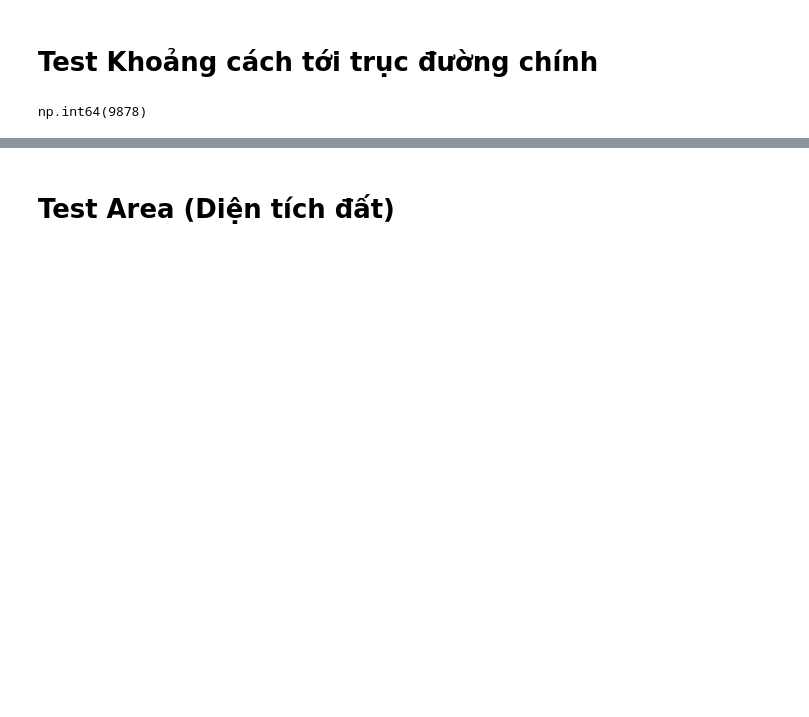
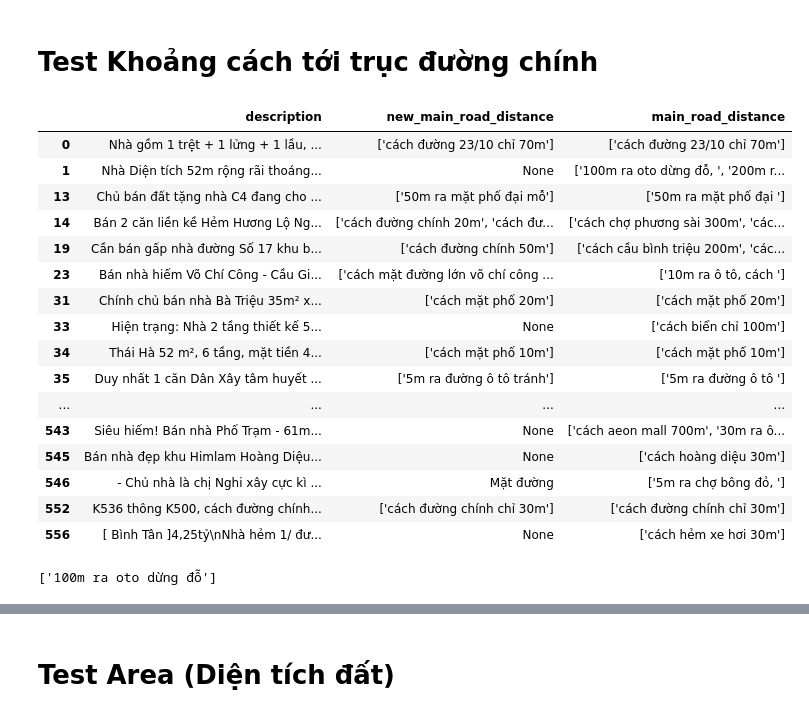
Before and after one commit to PhamMaiLinh-2403/estates-scraping-bds, a Jupyter notebook: test.ipynb, the cells around one changed output, grey strips where cells are left out. Saved outputs shown, nothing was run; the diff lists cells and outputs as text; code cells hidden in the pictures; blank space fills up the shorter version.

```diff
--- a/test.ipynb
+++ b/test.ipynb
@@ -560,5 +560,5 @@ df['main_info'] = df['main_info'].apply(json.loads)
 # %%
 df['Đường vào'] = df['other_info'].apply(lambda x: x.get('Đường vào'))
 df['Đường vào'].isna().sum()
+df.drop_duplicates(subset='description', inplace=True)
+df.dropna(subset='description', inplace=True)
-# %% [output]
-np.int64(9878)
@@ -565,3 +602,39 @@ np.int64(9878)
+# %%
+pd.set_option('display.max_rows', None)
+pd.set_option('display.max_colwidth', None)
+
+df[(~df['main_road_distance'].isna()) & (df['main_road_distance'] != 'Mặt đường')][['description', 'new_main_road_distance', 'main_road_distance']].iloc[:100]
+# %% [output]
+|  | description | new_main_road_distance | main_road_distance |
+| 0 | Nhà gồm 1 trệt + 1 lửng + 1 lầu, ... | ['cách đường 23/10 chỉ 70m'] | ['cách đường 23/10 chỉ 70m'] |
+| 1 | Nhà Diện tích 52m rộng rãi thoáng... | None | ['100m ra oto dừng đỗ, ', '200m r... |
+| 13 | Chủ bán đất tặng nhà C4 đang cho ... | ['50m ra mặt phố đại mỗ'] | ['50m ra mặt phố đại '] |
+| 14 | Bán 2 căn liền kề Hẻm Hương Lộ Ng... | ['cách đường chính 20m', 'cách đư... | ['cách chợ phương sài 300m', 'các... |
+| 19 | Cần bán gấp nhà đường Số 17 khu b... | ['cách đường chính 50m'] | ['cách cầu bình triệu 200m', 'các... |
+| 23 | Bán nhà hiếm Võ Chí Công - Cầu Gi... | ['cách mặt đường lớn võ chí công ... | ['10m ra ô tô, cách '] |
+| 31 | Chính chủ bán nhà Bà Triệu 35m² x... | ['cách mặt phố 20m'] | ['cách mặt phố 20m'] |
+| 33 | Hiện trạng: Nhà 2 tầng thiết kế 5... | None | ['cách biển chỉ 100m'] |
+| 34 | Thái Hà 52 m², 6 tầng, mặt tiền 4... | ['cách mặt phố 10m'] | ['cách mặt phố 10m'] |
+| 35 | Duy nhất 1 căn Dân Xây tâm huyết ... | ['5m ra đường ô tô tránh'] | ['5m ra đường ô tô '] |
+| ... | ... | ... | ... |
+| 543 | Siêu hiếm! Bán nhà Phố Trạm - 61m... | None | ['cách aeon mall 700m', '30m ra ô... |
+| 545 | Bán nhà đẹp khu Himlam Hoàng Diệu... | None | ['cách hoàng diệu 30m'] |
+| 546 | - Chủ nhà là chị Nghi xây cực kì ... | Mặt đường | ['5m ra chợ bông đỏ, '] |
+| 552 | K536 thông K500, cách đường chính... | ['cách đường chính chỉ 30m'] | ['cách đường chính chỉ 30m'] |
+| 556 | [ Bình Tân ]4,25tỷ\nNhà hẻm 1/ đư... | None | ['cách hẻm xe hơi 30m'] |
+# %%
+string = '100m ra oto dừng đỗ, '
+cach = re.findall(r'(cách\s*(?:\S+\s+){0,2}(?:đường|phố|mp|nhà|mặt tiền)\s*(?:[\w/]+\s*){0,10}\d+(?:[.,]\d+)*m)', string.lower())
+ra = re.findall(r'(\d+(?:[.,]\d+)*m ra (?!.*\b(?:trường|chợ|siêu thị)\b)[^.,\n]{0,20})', string.lower())
+final = []
+if len(cach) > 0:
+    final += cach
+if len(ra) > 0:
+    final += ra
+if len(final) > 0:
+    print(final)
+# %% [output]
+['100m ra oto dừng đỗ']
 # %% [markdown]
 Đúng:
 - 0 (cách đường 23/10 chỉ 70m)
```
Also changed, not shown: parts of 3 cells of this notebook.
